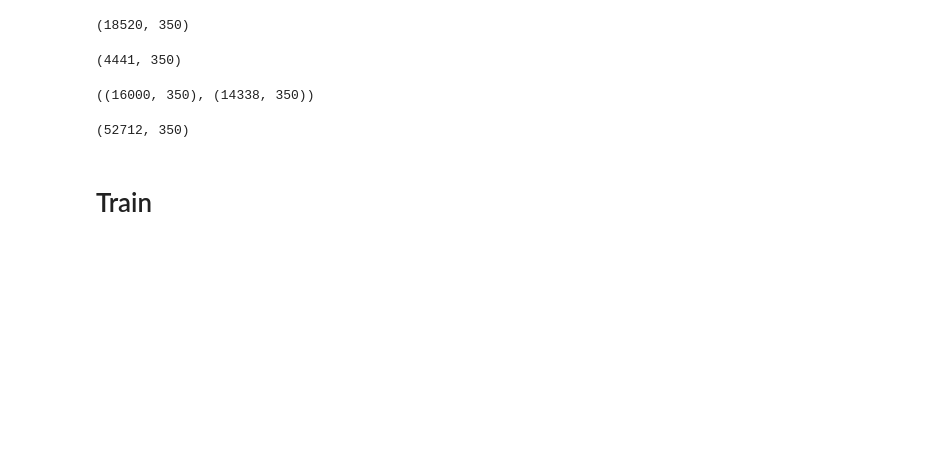
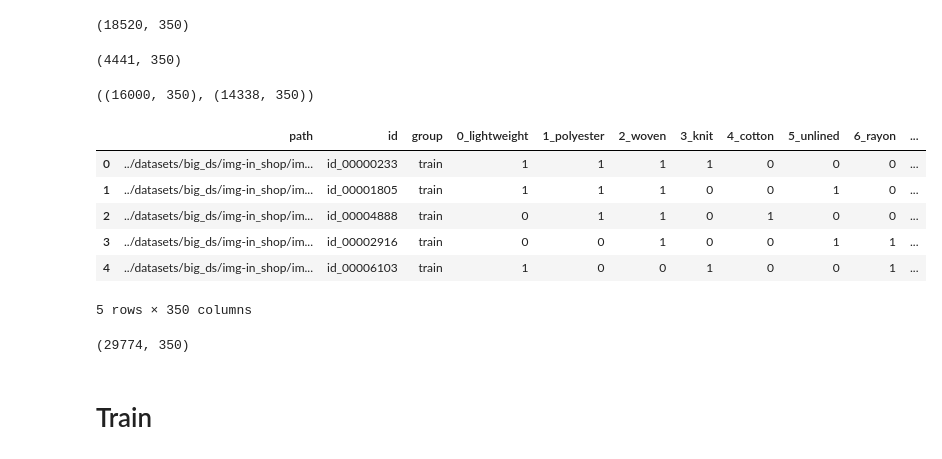
Before and after one commit to melihkacaman/SimilarProducts, a Jupyter notebook: notebooks/07 Model Building In Shop Attribute Prediction.ipynb, the cells around one changed output. Drawn from its saved outputs; the diff is of its cells as text; code cells hidden in the pictures; blank space fills up the shorter version.

```diff
--- a/notebooks/07 Model Building In Shop Attribute Prediction.ipynb
+++ b/notebooks/07 Model Building In Shop Attribute Prediction.ipynb
@@ -75,11 +76,24 @@ data_second = pd.concat([train_data_second, val_data_second])
 data_first.shape, data_second.shape
 # %% [output]
 ((16000, 350), (14338, 350))
-# %%
-data = data.drop_duplicates()
+# %%
+data_first_for_resnet_tr = data[data["group"] == "train"].iloc[:TRAIN_SIZE, :].sample(frac=1).drop_duplicates()
+data_vl_for_resnet = pd.concat([val_data_first, val_data_second]).sample(frac=1).drop_duplicates()
+
+data = pd.concat([data_first_for_resnet_tr, data_vl_for_resnet]).reset_index(drop=True)
+# %%
+data.head()
+# %% [output]
+|  | path | id | group | 0_lightweight | 1_polyester | 2_woven | 3_knit | 4_cotton | 5_unlined | 6_rayon | ... |
+| 0 | ../datasets/big_ds/img-in_shop/im... | id_00000233 | train | 1 | 1 | 1 | 1 | 0 | 0 | 0 | ... |
+| 1 | ../datasets/big_ds/img-in_shop/im... | id_00001805 | train | 1 | 1 | 1 | 0 | 0 | 1 | 0 | ... |
+| 2 | ../datasets/big_ds/img-in_shop/im... | id_00004888 | train | 0 | 1 | 1 | 0 | 1 | 0 | 0 | ... |
+| 3 | ../datasets/big_ds/img-in_shop/im... | id_00002916 | train | 0 | 0 | 1 | 0 | 0 | 1 | 1 | ... |
+| 4 | ../datasets/big_ds/img-in_shop/im... | id_00006103 | train | 1 | 0 | 0 | 1 | 0 | 0 | 1 | ... |
+5 rows × 350 columns
 # %%
 data.shape
 # %% [output]
-(52712, 350)
+(29774, 350)
 # %% [markdown]
 # Train
```
Also changed, not shown: parts of 33 cells of this notebook, 1 other file.
